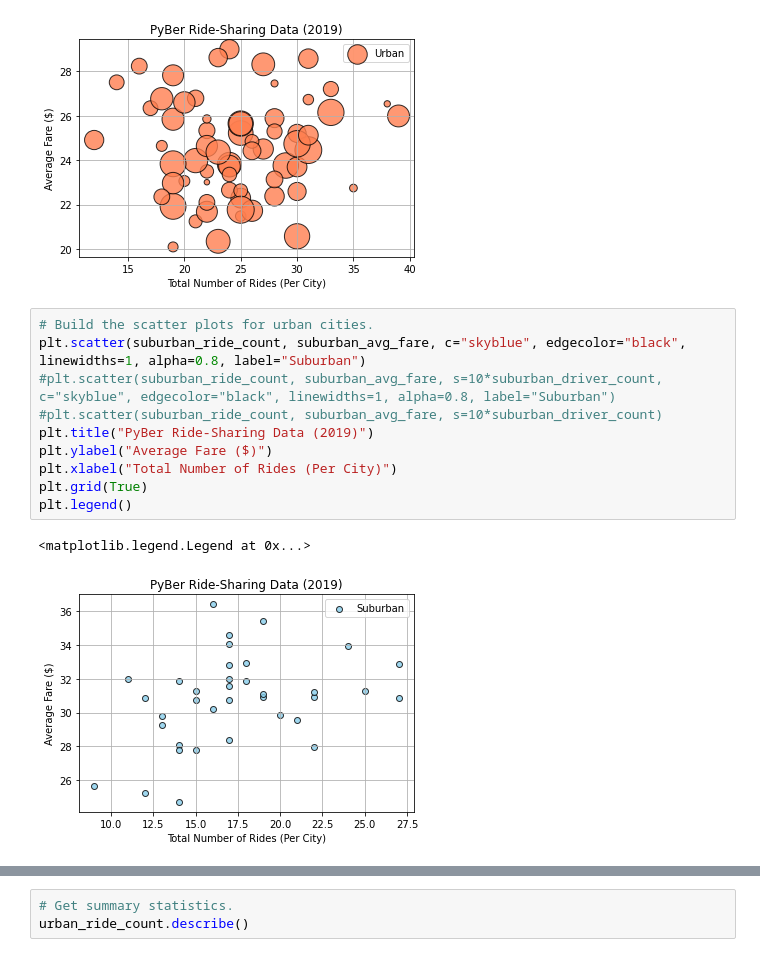
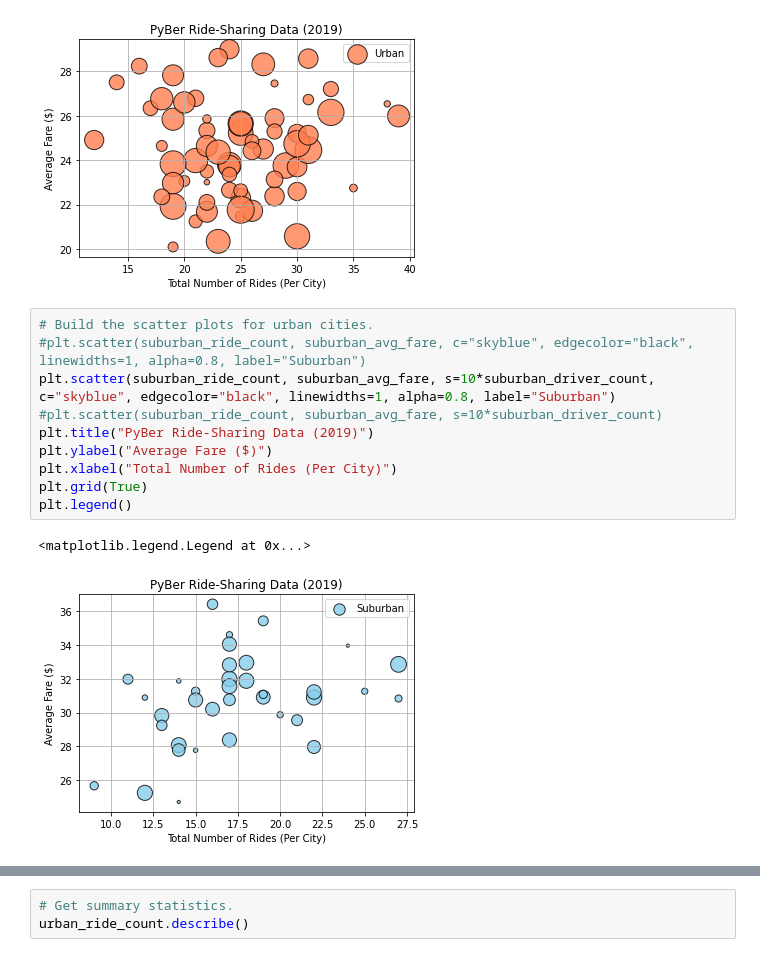
Before and after one commit to Meziane228Kechabia/PyBer_Analysis, a Jupyter notebook: PyBer.ipynb, the cells around one changed output, grey strips where cells are left out. Drawn from its saved outputs; the diff is of its cells as text.

```diff
--- a/PyBer.ipynb
+++ b/PyBer.ipynb
@@ -207,16 +207,16 @@ plt.legend()
 [figure]
 # %%
 # Build the scatter plots for urban cities.
-plt.scatter(suburban_ride_count, suburban_avg_fare, c="skyblue", edgecolor="black", linewidths=1, alpha=0.8, label="Suburban")
-#plt.scatter(suburban_ride_count, suburban_avg_fare, s=10*suburban_driver_count, c="skyblue", edgecolor="black", linewidths=1, alpha=0.8, label="Suburban")
+#plt.scatter(suburban_ride_count, suburban_avg_fare, c="skyblue", edgecolor="black", linewidths=1, alpha=0.8, label="Suburban")
+plt.scatter(suburban_ride_count, suburban_avg_fare, s=10*suburban_driver_count, c="skyblue", edgecolor="black", linewidths=1, alpha=0.8, label="Suburban")
 #plt.scatter(suburban_ride_count, suburban_avg_fare, s=10*suburban_driver_count)
 plt.title("PyBer Ride-Sharing Data (2019)")
 plt.ylabel("Average Fare ($)")
 plt.xlabel("Total Number of Rides (Per City)")
 plt.grid(True)
 plt.legend()
 # %% [output]
 <matplotlib.legend.Legend at 0x...>
-[figure, old version]
+[figure, new version]
 # %%
 # Build the scatter plots for rural cities.
```
Also changed, not shown: parts of 10 cells of this notebook, 7 other files.
